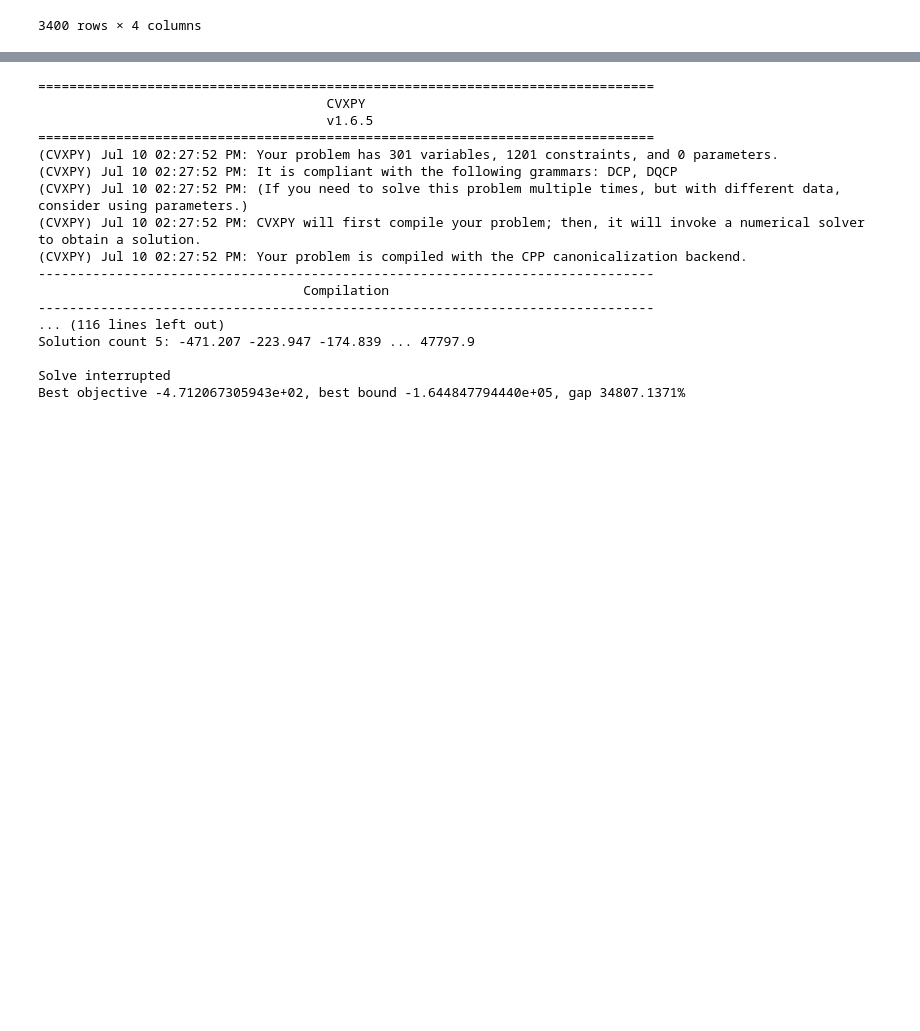
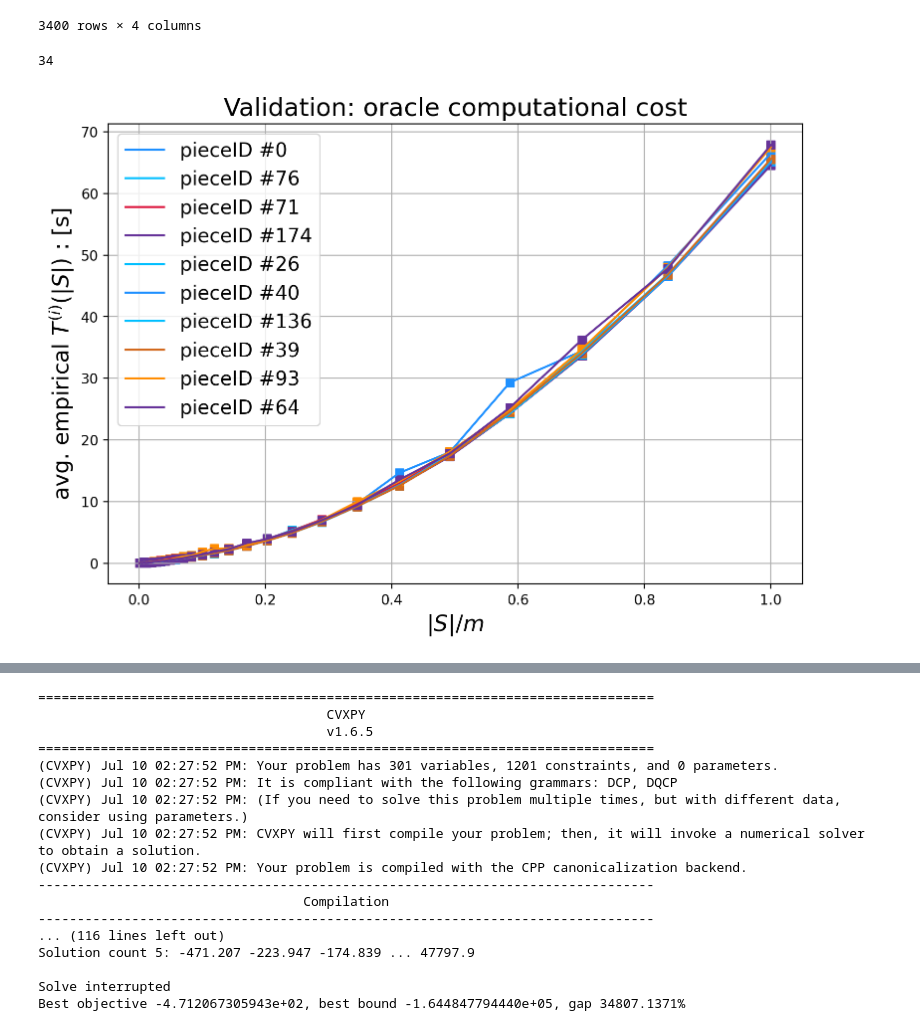
Before and after one commit to guiguiom/ULO_public, a Jupyter notebook: ulo_advanced.ipynb, the cells around one changed output, grey strips where cells are left out. Cells and saved outputs as stored; diff of their text form; code cells hidden in the pictures; blank space fills up the shorter version.

```diff
--- a/ulo_advanced.ipynb
+++ b/ulo_advanced.ipynb
@@ -13,6 +13,7 @@ np.random.seed(230824)
 
 validation = False
 SMC_global = True
+graph = True
 
 ## data generation
 
@@ -189,23 +190,34 @@ my_data_df
 | 3398 | 64 | 1000 | 9 | 70.749135 |
 | 3399 | 64 | 1000 | 10 | 68.837304 |
 3400 rows × 4 columns
+# %%
+len(my_data_df['|S|'].unique())
+# %% [output]
+34
 # %%
-if validation:
+if graph:
     colors = ['dodgerblue', 'crimson', 'limegreen', 'darkorange', 'rebeccapurple',
               'gold', 'deepskyblue', 'deeppink', 'lawngreen', 'chocolate']
     plt.figure(figsize=(9,6))
-    plt.title('Validation: oracle computational cost',fontsize=16)
+    plt.title('Validation: oracle computational cost',fontsize=18)
     plt.grid()
-    plt.xlabel('$|S|/m$',fontsize=12)
-    plt.ylabel('empirical $T^{(i)}(|S|)$ : [s]',fontsize=12)
+    plt.xlabel('$|S|/m$',fontsize=16)
+    plt.ylabel('avg. empirical $T^{(i)}(|S|)$ : [s]',fontsize=16)
     horizontal_ticks = subset_sizes/m
-    for i in pieces_ID:
+    for i in my_data_df['piece'].unique():
         subdf = my_data_df[my_data_df['piece']==i]
         avg_time = []
+        std_2_mean = []
         for S_size in subset_sizes:
-            avg_time.append(subdf[subdf['|S|']==S_size]['time'].mean())
+            me = subdf[subdf['|S|']==S_size]['time'].mean()
+            std = subdf[subdf['|S|']==S_size]['time'].std()
+            avg_time.append(me)
+            std_2_mean.append(std/max(1e-3,abs(me)))
+        print('for i = '+str(i)+' | std2mean = '+str(std_2_mean))
         plt.plot(horizontal_ticks,avg_time,label='pieceID #'+str(i),color=colors[i%len(colors)])
         plt.scatter(horizontal_ticks,avg_time,color=colors[i%len(colors)],marker='s')
     plt.legend(fontsize=14)
     plt.savefig('validation.pdf',dpi=300)
+# %% [output]
+[figure, added]
 # %%
```
Also changed, not shown: parts of 3 cells of this notebook, 14 other files.
